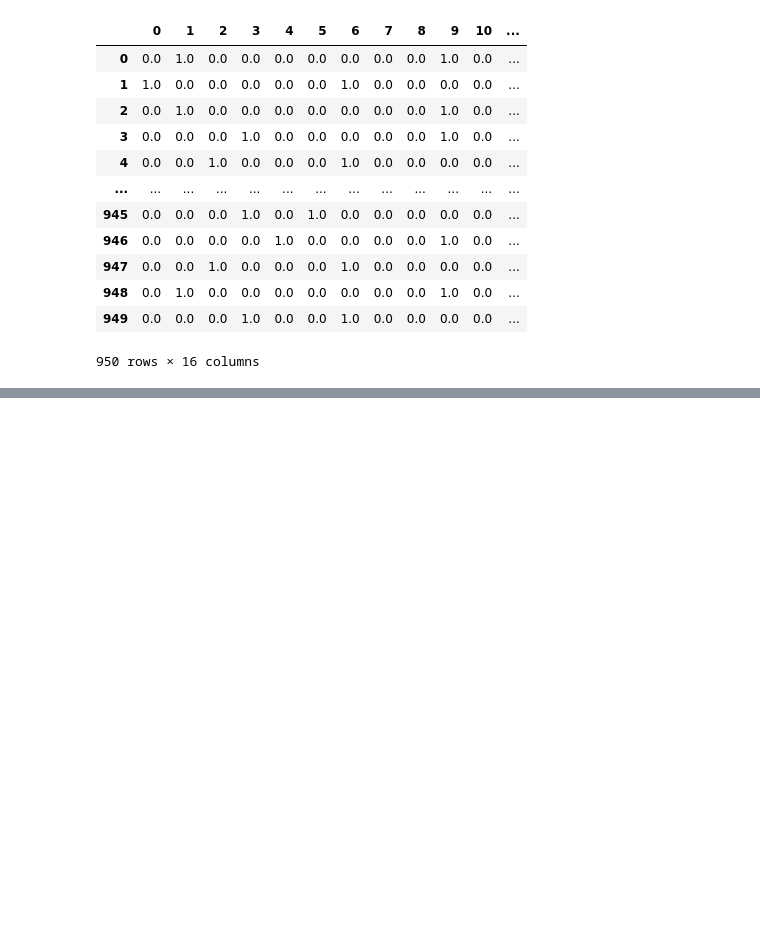
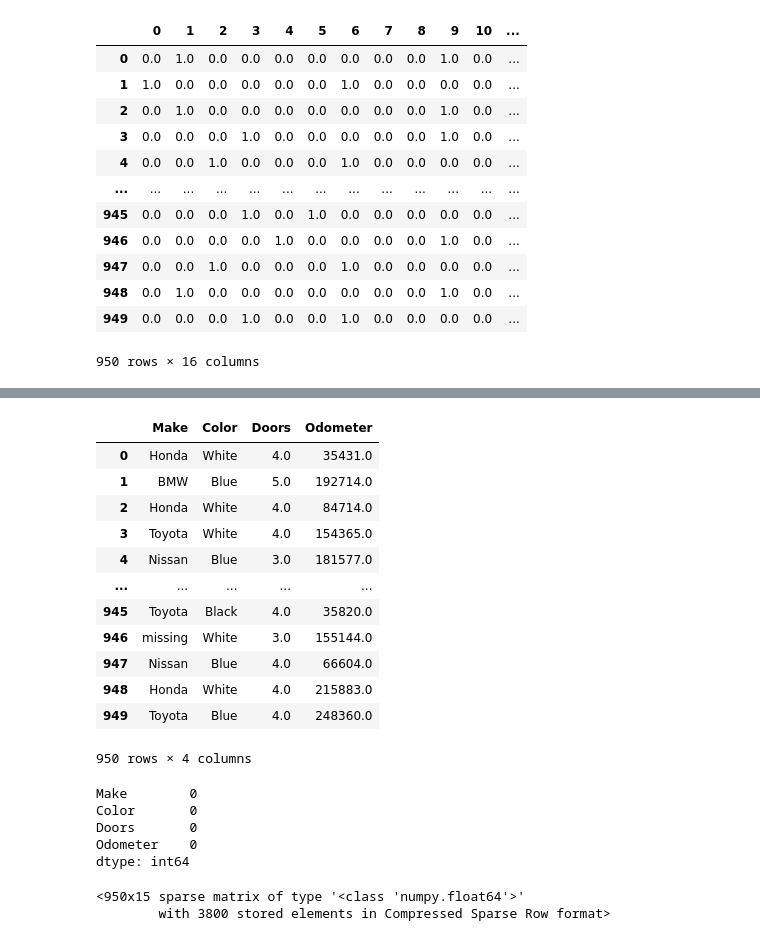
Before and after one commit to Fritz-Stevenson/Machine-Learning, a Jupyter notebook: Sci-Kit-Learn-Walkthrough.ipynb, the cells around one changed output, grey strips where cells are left out. Saved outputs shown, nothing was run; the diff lists cells and outputs as text; code cells hidden in the pictures; blank space fills up the shorter version.

```diff
--- a/Sci-Kit-Learn-Walkthrough.ipynb
+++ b/Sci-Kit-Learn-Walkthrough.ipynb
@@ -367,0 +358,28 @@ X_T2
+# %%
+missing_data = pd.read_csv('car-sales-extended-missing-data.csv')
+missing_data.head()
+missing_data.isna().sum()
+missing_data.dropna(subset=['Price'], inplace=True)
+# %%
+X = missing_data.drop('Price', axis=1)
+y = missing_data['Price']
+# %%
+from sklearn.impute import SimpleImputer
+from sklearn.compose import ColumnTransformer
+
+#Define what the imputer passes
+cat_imputer = SimpleImputer(strategy='constant', fill_value='missing')
+door_imputer = SimpleImputer(strategy='constant', fill_value=4)
+num_imputer = SimpleImputer(strategy='mean')
+
+# Define how each column will be imputed
+cat_features = ['Make', 'Colour']
+door_features = ['Doors']
+num_features = ['Odometer (KM)']
+
+#create an imputer object that will fit to the dataset
+imputer = ColumnTransformer([('cat_imputer', cat_imputer, cat_features),
+                             ('door_imputer', door_imputer, door_features),
+                             ('num_imputer', num_imputer, num_features)])
+filled_x = imputer.fit_transform(X)
+filled_x
@@ -367,0 +394,42 @@ X_T2
+# %%
+#
+filled_df = pd.DataFrame(data=filled_x, columns=['Make', 'Color', 'Doors', 'Odometer'])
+filled_df
+# %% [output]
+|  | Make | Color | Doors | Odometer |
+| 0 | Honda | White | 4.0 | 35431.0 |
+| 1 | BMW | Blue | 5.0 | 192714.0 |
+| 2 | Honda | White | 4.0 | 84714.0 |
+| 3 | Toyota | White | 4.0 | 154365.0 |
+| 4 | Nissan | Blue | 3.0 | 181577.0 |
+| ... | ... | ... | ... | ... |
+| 945 | Toyota | Black | 4.0 | 35820.0 |
+| 946 | missing | White | 3.0 | 155144.0 |
+| 947 | Nissan | Blue | 4.0 | 66604.0 |
+| 948 | Honda | White | 4.0 | 215883.0 |
+| 949 | Toyota | Blue | 4.0 | 248360.0 |
+950 rows × 4 columns
+# %%
+#Check that there are no missing values
+filled_df.isna().sum()
+# %% [output]
+Make        0
+Color       0
+Doors       0
+Odometer    0
+dtype: int64
+# %%
+# Perform  one hot encoding one more time
+categorical_features = ['Make', 'Color', 'Doors']
+
+one_hot = OneHotEncoder()
+transformer2 = ColumnTransformer([('one_hot',
+                                 one_hot,
+                                 categorical_features)],
+                               remainder='passthrough')
+transformed_X = transformer2.fit_transform(filled_df)
+
+transformed_X
+# %% [output]
+<950x15 sparse matrix of type '<class 'numpy.float64'>'
+        with 3800 stored elements in Compressed Sparse Row format>
```
Also changed, not shown: parts of 46 cells of this notebook.
